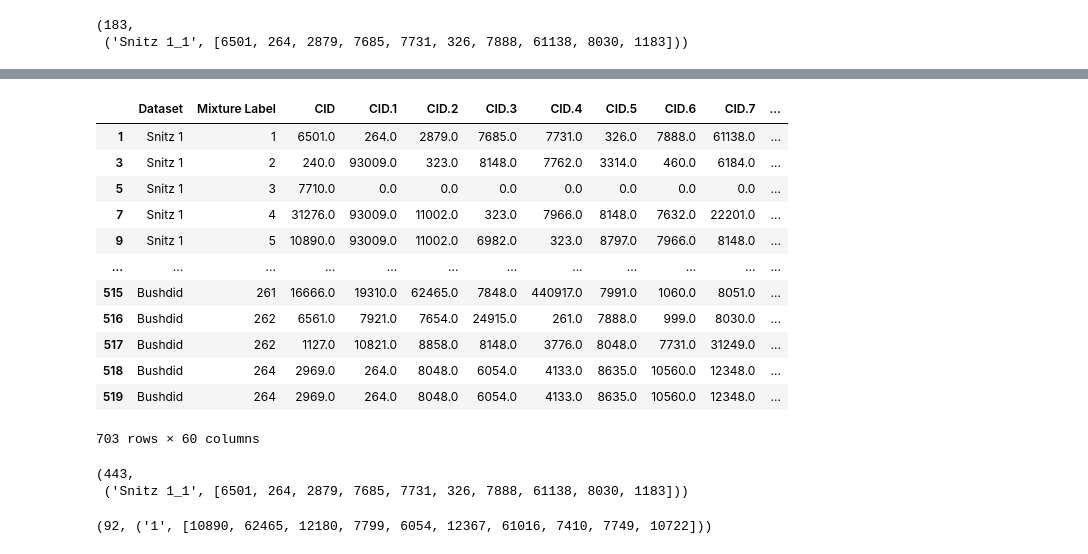
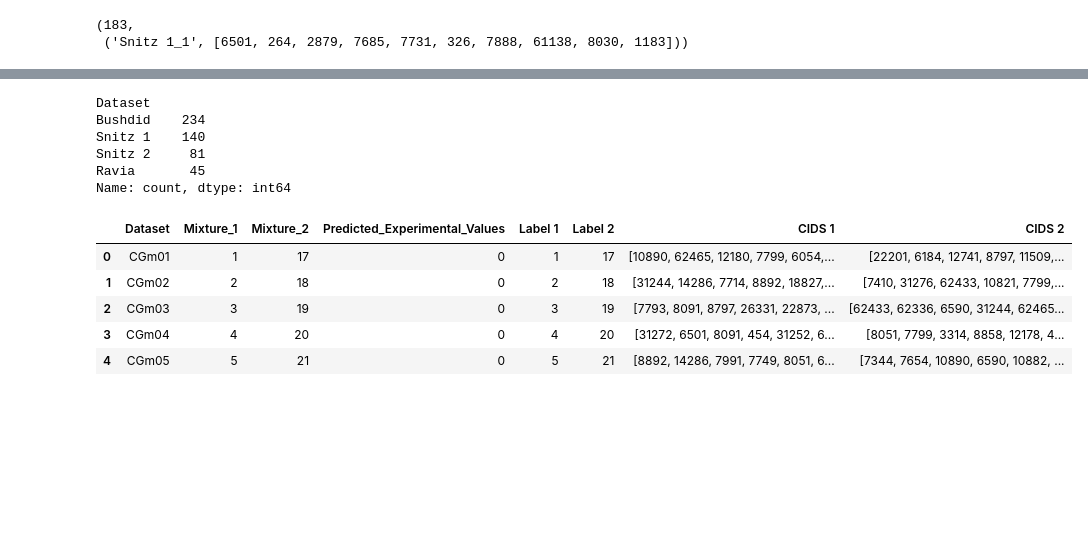
Before and after one commit to laurahsisson/dream, a Jupyter notebook: Notebooks/correct.ipynb, the cells around one changed output, grey strips where cells are left out. Cells and saved outputs as stored; diff of their text form; code cells hidden in the pictures; blank space fills up the shorter version.

```diff
--- a/Notebooks/correct.ipynb
+++ b/Notebooks/correct.ipynb
@@ -93,54 +141,21 @@ snitz_ravia_experiments
-# %%
-train_df = pd.concat([snitz_ravia,bushdid]).fillna(0)
-train_df
-# %% [output]
-|  | Dataset | Mixture Label | CID | CID.1 | CID.2 | CID.3 | CID.4 | CID.5 | CID.6 | CID.7 | ... |
-| 1 | Snitz 1 | 1 | 6501.0 | 264.0 | 2879.0 | 7685.0 | 7731.0 | 326.0 | 7888.0 | 61138.0 | ... |
-| 3 | Snitz 1 | 2 | 240.0 | 93009.0 | 323.0 | 8148.0 | 7762.0 | 3314.0 | 460.0 | 6184.0 | ... |
-| 5 | Snitz 1 | 3 | 7710.0 | 0.0 | 0.0 | 0.0 | 0.0 | 0.0 | 0.0 | 0.0 | ... |
-| 7 | Snitz 1 | 4 | 31276.0 | 93009.0 | 11002.0 | 323.0 | 7966.0 | 8148.0 | 7632.0 | 22201.0 | ... |
-| 9 | Snitz 1 | 5 | 10890.0 | 93009.0 | 11002.0 | 6982.0 | 323.0 | 8797.0 | 7966.0 | 8148.0 | ... |
-| ... | ... | ... | ... | ... | ... | ... | ... | ... | ... | ... | ... |
-| 515 | Bushdid | 261 | 16666.0 | 19310.0 | 62465.0 | 7848.0 | 440917.0 | 7991.0 | 1060.0 | 8051.0 | ... |
-| 516 | Bushdid | 262 | 6561.0 | 7921.0 | 7654.0 | 24915.0 | 261.0 | 7888.0 | 999.0 | 8030.0 | ... |
-| 517 | Bushdid | 262 | 1127.0 | 10821.0 | 8858.0 | 8148.0 | 3776.0 | 8048.0 | 7731.0 | 31249.0 | ... |
-| 518 | Bushdid | 264 | 2969.0 | 264.0 | 8048.0 | 6054.0 | 4133.0 | 8635.0 | 10560.0 | 12348.0 | ... |
-| 519 | Bushdid | 264 | 2969.0 | 264.0 | 8048.0 | 6054.0 | 4133.0 | 8635.0 | 10560.0 | 12348.0 | ... |
-703 rows × 60 columns
-# %%
-def extract_mixture_labels_and_cids(df):
-    result = dict()
-    cid_columns = [col for col in df.columns if col.startswith('CID')]
-
-    for index, row in df.iterrows():
-        mixture_label = (row["Dataset"]+"_" if "Dataset" in row else "") + str(row['Mixture Label'])
-        cids = [int(cid) for cid in row[cid_columns].tolist() if cid != 0]
-        assert len(set(cids)) == len(cids)
-
-
-        result[mixture_label] = cids
-
-    return result
-
-def extract_mixture_labels(df):
-    result = []
-    cid_columns = [col for col in df.columns if col.startswith('CID')]
-
-    for index, row in df.iterrows():
-        mixture_label = (row["Dataset"]+"_" if "Dataset" in row else "") + str(row['Mixture Label'])
-        result.append(mixture_label)
-
-    return result
-
-train_results = extract_mixture_labels_and_cids(train_df)
-len(train_results), next(iter(train_results.items()))
-# %% [output]
-(443,
- ('Snitz 1_1', [6501, 264, 2879, 7685, 7731, 326, 7888, 61138, 8030, 1183]))
-# %%
-test_df = pd.read_csv("Data/Challenge/Mixure_Definitions_test_set.csv")
-test_results = extract_mixture_labels_and_cids(test_df)
-len(test_results), next(iter(test_results.items()))
-# %% [output]
-(92, ('1', [10890, 62465, 12180, 7799, 6054, 12367, 61016, 7410, 7749, 10722]))
+# %%
+train_experiments_with_cids['Dataset'].value_counts()
+# %% [output]
+Dataset
+Bushdid    234
+Snitz 1    140
+Snitz 2     81
+Ravia       45
+Name: count, dtype: int64
+# %%
+test_experiments = pd.read_csv("Data/Challenge/Test_set_Submission_form.csv").dropna()
+test_experiments_with_cids = make_df_with_cids(test_experiments,test_mixtures,use_dataset=False)
+test_experiments_with_cids.head(5)
+# %% [output]
+|  | Dataset | Mixture_1 | Mixture_2 | Predicted_Experimental_Values | Label 1 | Label 2 | CIDS 1 | CIDS 2 |
+| 0 | CGm01 | 1 | 17 | 0 | 1 | 17 | [10890, 62465, 12180, 7799, 6054,... | [22201, 6184, 12741, 8797, 11509,... |
+| 1 | CGm02 | 2 | 18 | 0 | 2 | 18 | [31244, 14286, 7714, 8892, 18827,... | [7410, 31276, 62433, 10821, 7799,... |
+| 2 | CGm03 | 3 | 19 | 0 | 3 | 19 | [7793, 8091, 8797, 26331, 22873, ... | [62433, 62336, 6590, 31244, 62465... |
+| 3 | CGm04 | 4 | 20 | 0 | 4 | 20 | [31272, 6501, 8091, 454, 31252, 6... | [8051, 7799, 3314, 8858, 12178, 4... |
+| 4 | CGm05 | 5 | 21 | 0 | 5 | 21 | [8892, 14286, 7991, 7749, 8051, 6... | [7344, 7654, 10890, 6590, 10882, ... |
 # %%
```
Also changed, not shown: parts of 18 cells of this notebook.
